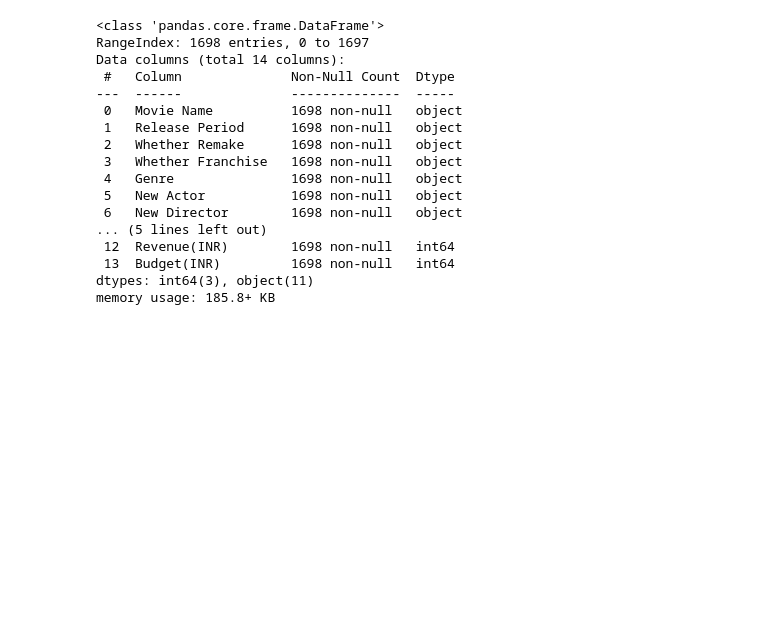
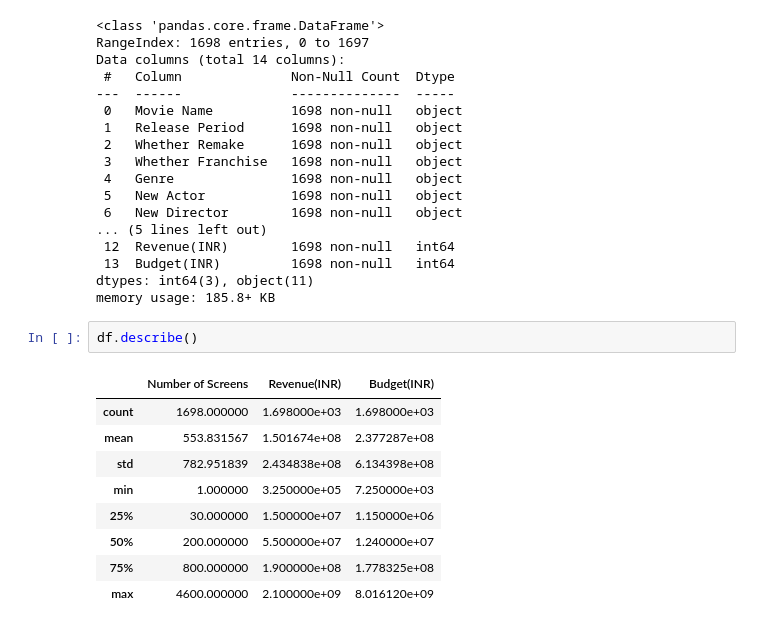
Before and after one commit to Aditya26Das/Machine-Learning, a Jupyter notebook: pandas/dataframe_1.ipynb, the cells around one changed output. Cells and saved outputs as stored; diff of their text form; blank space fills up the shorter version.

```diff
--- a/pandas/dataframe_1.ipynb
+++ b/pandas/dataframe_1.ipynb
@@ -151,3 +152,15 @@ Data columns (total 14 columns):
  13  Budget(INR)         1698 non-null   int64
 dtypes: int64(3), object(11)
 memory usage: 185.8+ KB
+# %%
+df.describe()
+# %% [output]
+|  | Number of Screens | Revenue(INR) | Budget(INR) |
+| count | 1698.000000 | 1.698000e+03 | 1.698000e+03 |
+| mean | 553.831567 | 1.501674e+08 | 2.377287e+08 |
+| std | 782.951839 | 2.434838e+08 | 6.134398e+08 |
+| min | 1.000000 | 3.250000e+05 | 7.250000e+03 |
+| 25% | 30.000000 | 1.500000e+07 | 1.150000e+06 |
+| 50% | 200.000000 | 5.500000e+07 | 1.240000e+07 |
+| 75% | 800.000000 | 1.900000e+08 | 1.778325e+08 |
+| max | 4600.000000 | 2.100000e+09 | 8.016120e+09 |
```
Also changed, not shown: parts of 23 cells of this notebook, 5 other files.
